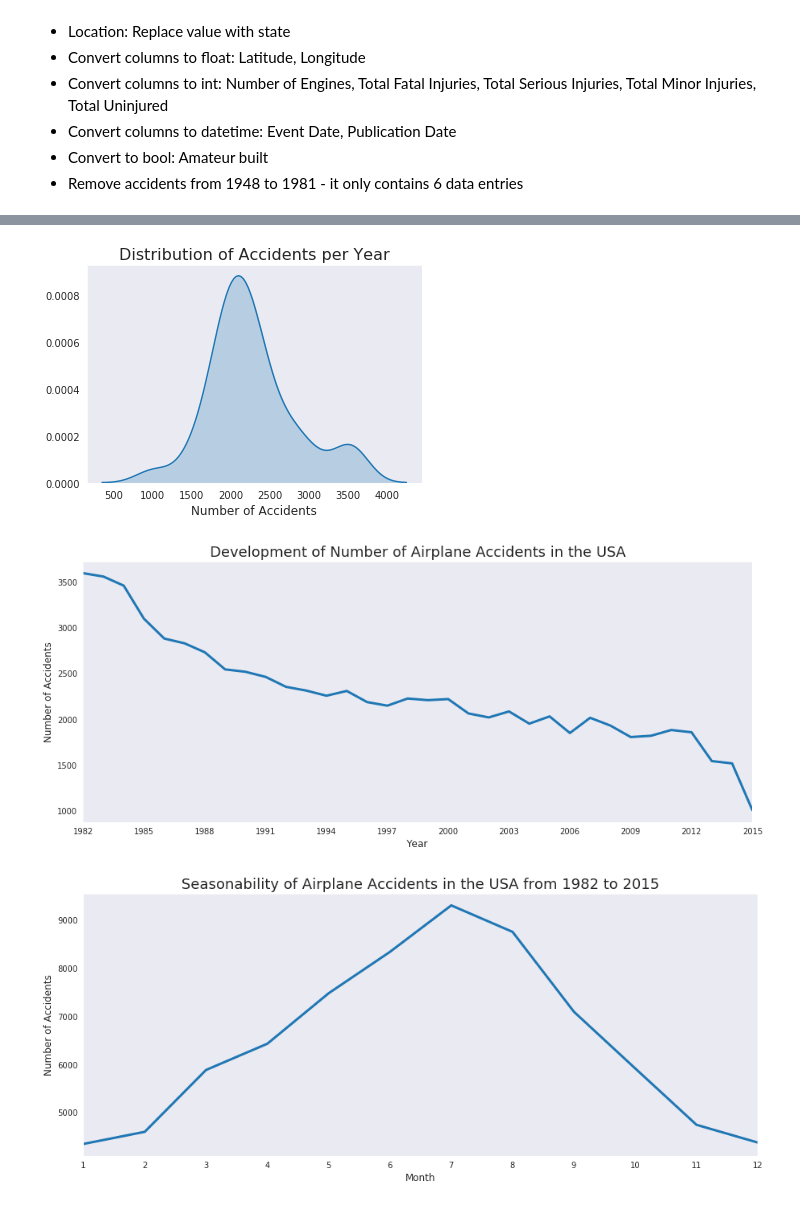
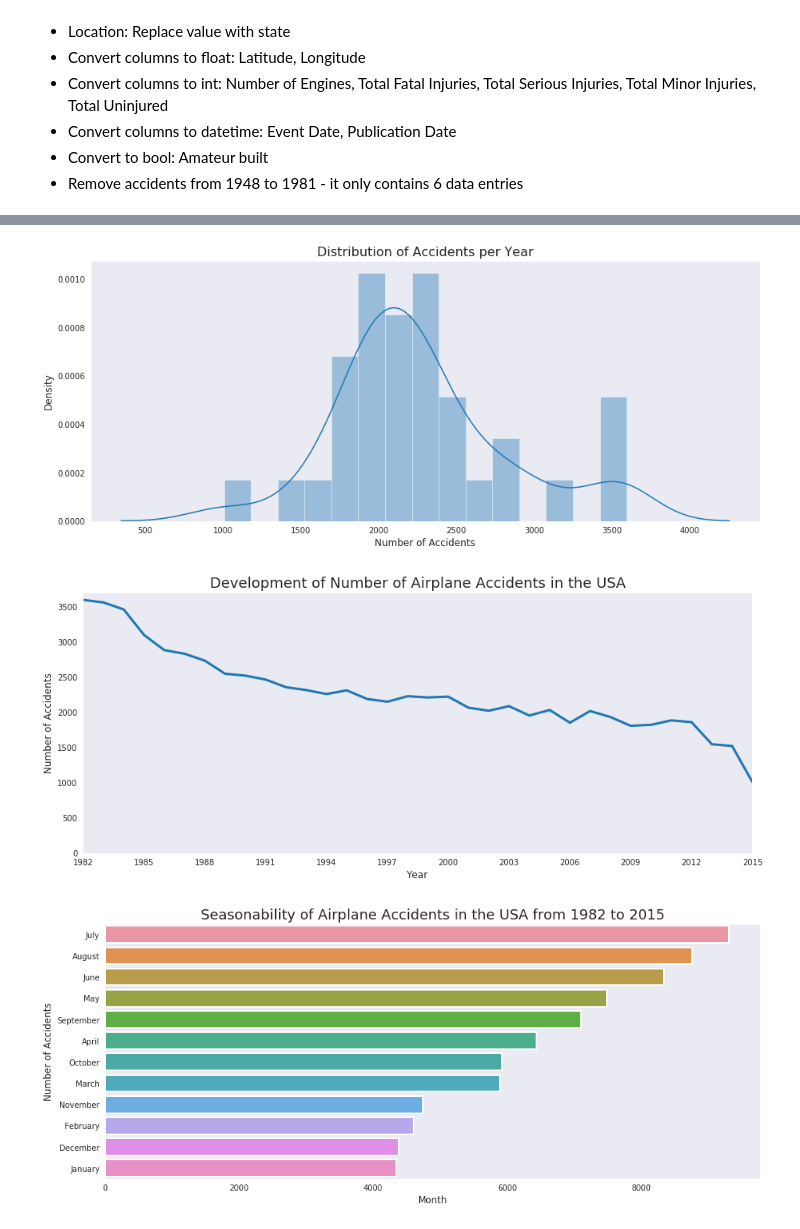
Before and after one commit to asisloustau/creations, a Jupyter notebook: investigating_airplane_accidents/aviation_analysis.ipynb, the cells around one changed output, grey strips where cells are left out. Drawn from its saved outputs; the diff is of its cells as text; code cells hidden in the pictures.

Commit message:
Data visualization updates

```diff
--- a/investigating_airplane_accidents/aviation_analysis.ipynb
+++ b/investigating_airplane_accidents/aviation_analysis.ipynb
@@ -105,34 +105,47 @@ data_clean.head()
 | 3 | 20150903X33216 | Accident | WPR15FA256 | 2015-09-03 | CA | United States | 32.829445 | -116.988611 | ... |
 | 4 | 20150903X34535 | Accident | ERA15LA338 | 2015-09-03 | NJ | United States | 40.935833 | -73.958611 | ... |
 # %%
+fig, ax = plt.subplots(figsize=(15,6))
 accidents_per_year = data_clean["Event Date"].dt.year.value_counts()
-sns.kdeplot(accidents_per_year,shade=True,legend=False);
+sns.distplot(accidents_per_year,bins=15);
 plt.xlabel("Number of Accidents",fontsize=12);
+plt.ylabel("Density",fontsize=12);
 plt.title("Distribution of Accidents per Year",fontsize=16);
 # %% [output]
-[figure, old version]
+[figure, new version]
 # %%
 fig, ax = plt.subplots(figsize=(15,6))
 sns.lineplot(x=accidents_per_year.index,
-             y=accidents_per_year,
-             linewidth=3)
+            y=accidents_per_year,
+            linewidth=3,
+            ax = ax
+)
 ax.set_ylabel("Number of Accidents",fontsize=12)
 ax.set_xlabel("Year",fontsize=12)
 ax.set_xlim([1982,2015])
+ax.set_ylim([0,3700])
 ax.set_xticks(np.linspace(1982,2015,12,dtype=int,endpoint=True));
 ax.set_title("Development of Number of Airplane Accidents in the USA",fontsize=18);
 # %% [output]
-[figure, old version]
+[figure, new version]
 # %%
 accidents_per_month = data_clean["Event Date"].dt.month.value_counts()
+
+months_mapper = {}
+for i in range(1,13):
+    months_mapper[i] = (datetime.date(2019, i, 1).strftime('%B')) #returns months of the year
+
+accidents_per_month.index = accidents_per_month.index.map(mapper=months_mapper)
+
 fig, ax = plt.subplots(figsize=(15,6))
-sns.lineplot(x=accidents_per_month.index,
-             y=accidents_per_month,
-             linewidth=3)
+sns.barplot(y=accidents_per_month.index,
+            x=accidents_per_month,
+            linewidth=2,
+           )
 ax.set_ylabel("Number of Accidents",fontsize=12)
 ax.set_xlabel("Month",fontsize=12)
-ax.set_xlim([1,12]) # change to month names
-ax.set_xticks(np.linspace(1,12,12,dtype=int,endpoint=True));
 ax.set_title("Seasonability of Airplane Accidents in the USA from 1982 to 2015",fontsize=18);
+# this will need to be compared to each year
+# this would need to be compared to the amount of flights each month (we do not have this in our dataset)
 # %% [output]
-[figure, old version]
+[figure, new version]
```
Also changed, not shown: parts of 1 cell of this notebook.
